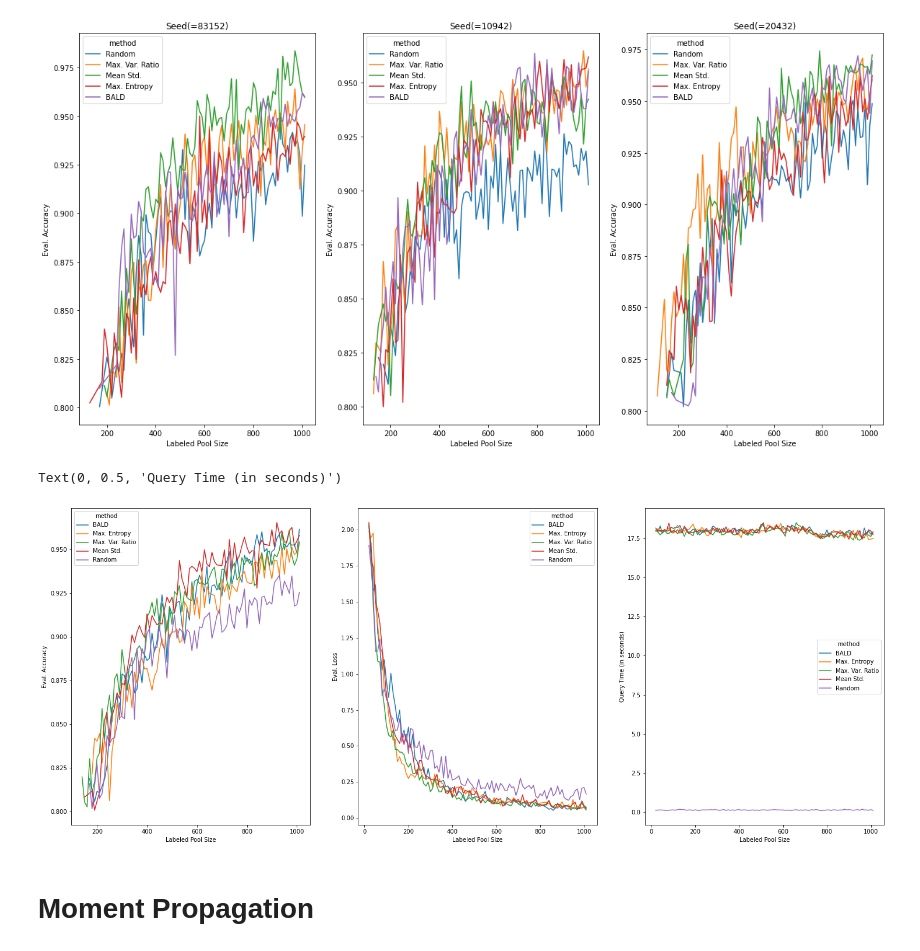
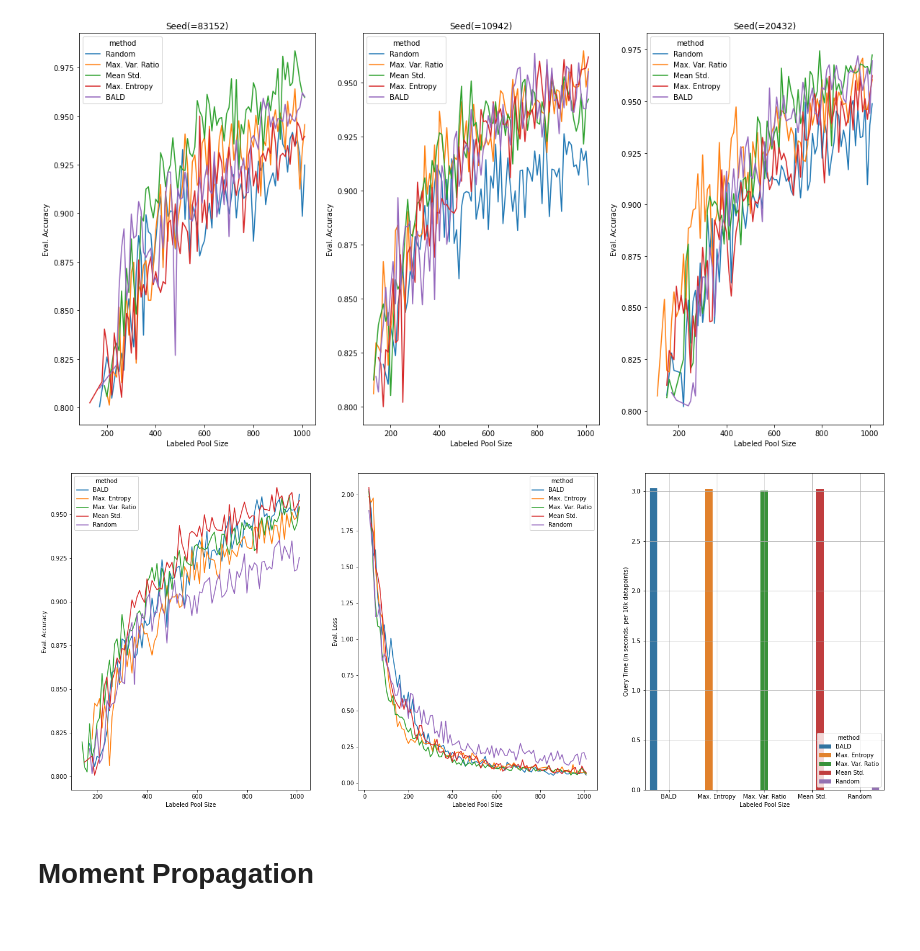
Before and after one commit to ExLeonem/master-thesis-code, a Jupyter notebook: wp/notebooks/experiments/mnist/fchollet.ipynb, the cells around one changed output. Cells and saved outputs as stored; diff of their text form; code cells hidden in the pictures.

```diff
--- a/wp/notebooks/experiments/mnist/fchollet.ipynb
+++ b/wp/notebooks/experiments/mnist/fchollet.ipynb
@@ -23,6 +23,7 @@ dtypes = {
     "eval_accuracy": float,
     "query_time": float,
     "labeled_pool_size": int,
+    "unlabeled_pool_size": int,
     "method": str
 }
 # %% [markdown]
@@ -36,11 +37,14 @@ def load_frames_from_dirs(experiment_dirs, load_pattern="mc_dropout"):
     experiment_frames = {}
     for experiment_name in experiment_dirs:
         path = os.path.join(base_experiment_path, experiment_name)
+
+        # Skip empty directories
+        if len(os.listdir(path)) == 0:
+            continue
+
         metrics_handler = ExperimentSuitMetrics(path)
-
-        seed = experiment_name.split("_seed_")[-1]
+        seed = experiment_name
         df = MetricsTransformer.load_from_dir(metrics_handler, load_pattern, dtype=dtypes)
-
         experiment_frames[seed] = df
 
     return experiment_frames
@@ -72,9 +76,8 @@ def plot_seed_runs(experiment_frames):
 
     plt.tight_layout(pad=2)
 # %%
-base_experiment_path = os.path.join(METRICS_PATH, "mnist_seed_runs")
+base_experiment_path = os.path.join(METRICS_PATH, "mnist_runs", "mc")
 experiment_dirs = os.listdir(base_experiment_path)
-
 experiment_frames = load_frames_from_dirs(experiment_dirs)
 plot_seed_runs(experiment_frames)
 # %% [output]
@@ -104,7 +107,7 @@ ax[2].set_title("Seed(=20432)")
 Text(0.5, 1.0, 'Seed(=20432)')
 [figure]
 # %%
-columns = ["eval_loss", "eval_accuracy", "query_time", "labeled_pool_size"]
+columns = ["eval_loss", "eval_accuracy", "query_time", "labeled_pool_size", "unlabeled_pool_size"]
 
 def mean_frames(experiment_frames, columns, dtypes):
     """
@@ -146,21 +162,21 @@ merged = mean_frames(experiment_frames, columns, dtypes)
 # %%
 fig, ax = plt.subplots(1, 3, figsize=(25, 10))
 
 acc_filter = merged["eval_accuracy"] >= 0.8
 sns.lineplot(ax=ax[0], data=merged[acc_filter], x="labeled_pool_size", y="eval_accuracy", hue="method")
 ax[0].set_xlabel("Labeled Pool Size")
 ax[0].set_ylabel("Eval. Accuracy")
 
 sns.lineplot(ax=ax[1], data=merged, x="labeled_pool_size", y="eval_loss", hue="method")
 ax[1].set_xlabel("Labeled Pool Size")
 ax[1].set_ylabel("Eval. Loss")
 
-sns.lineplot(ax=ax[2], data=merged, x="labeled_pool_size", y="query_time", hue="method")
+sns.barplot(ax=ax[2], data=merged, x="method", y="mean_query_time", hue="method")
 ax[2].set_xlabel("Labeled Pool Size")
-ax[2].set_ylabel("Query Time (in seconds)")
+ax[2].set_ylabel("Query Time (in seconds, per 10k datapoints)")
+ax[2].grid()
 # %% [output]
-Text(0, 0.5, 'Query Time (in seconds)')
-[figure, old version]
+[figure, new version]
 # %% [markdown]
 # Moment Propagation
 # %%
```
Also changed, not shown: parts of 14 cells of this notebook, 8 other files.
